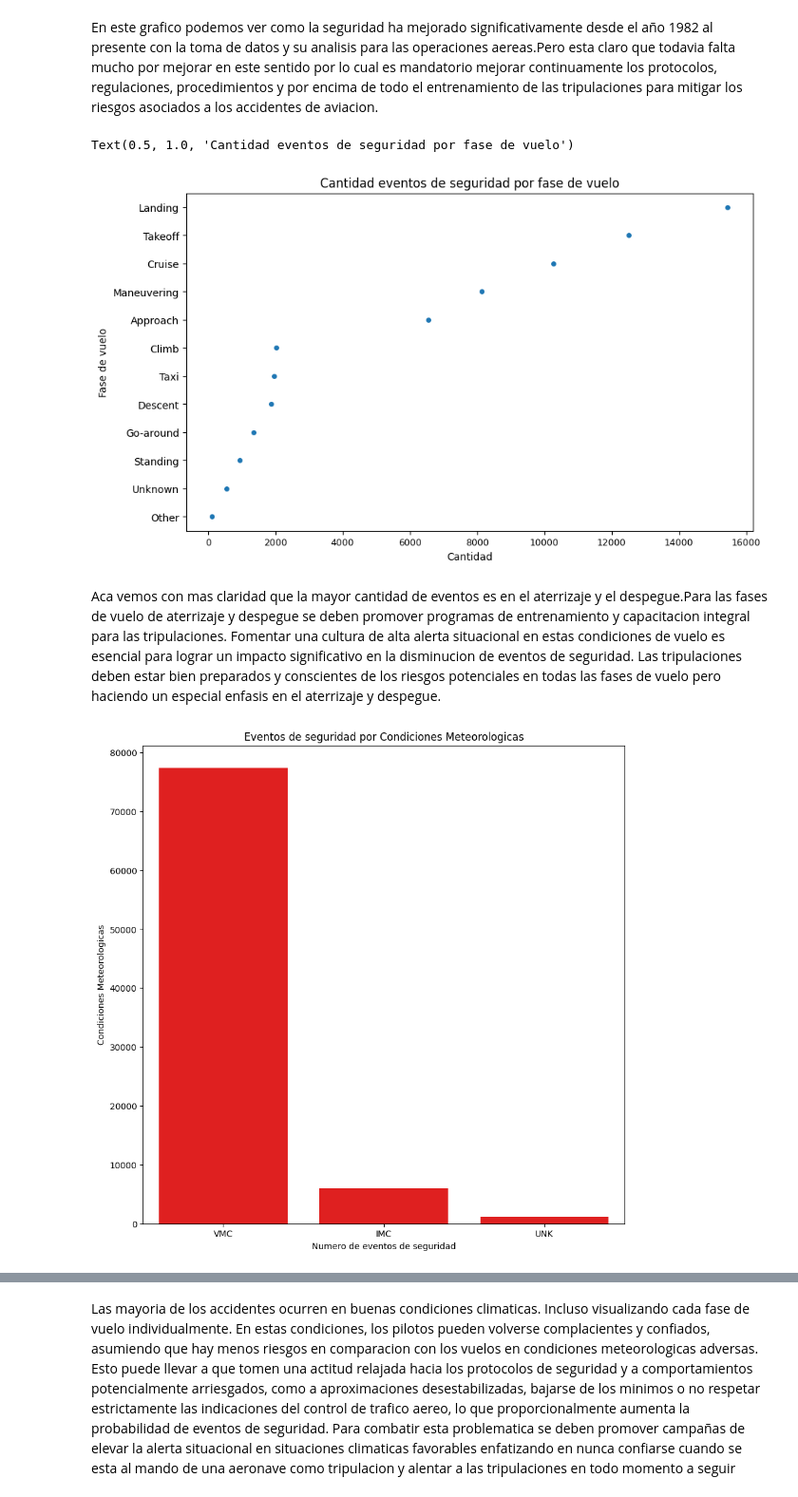
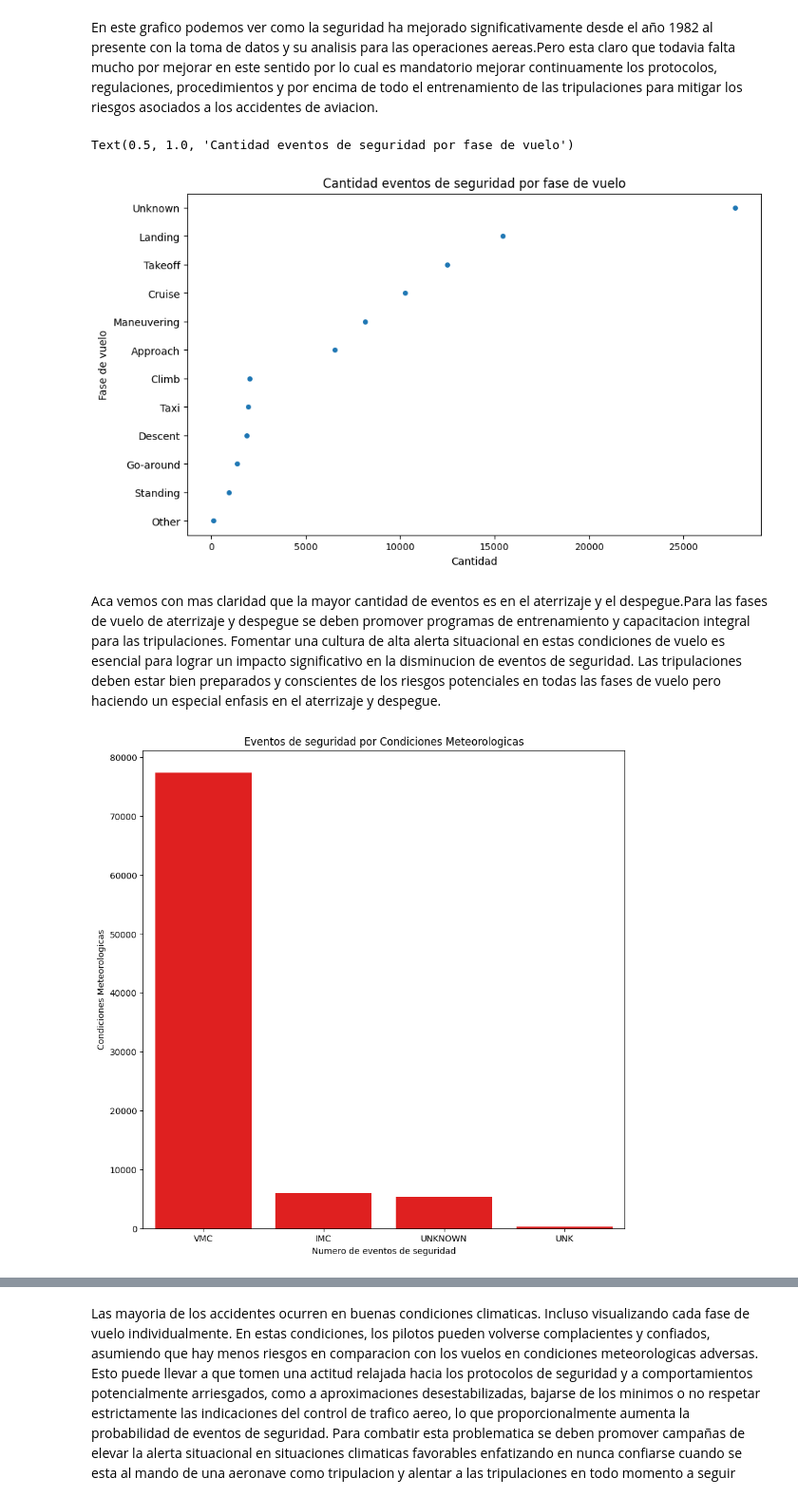
Before and after one commit to andres408/proyectos-coder, a Jupyter notebook: primera_preentrega/Visualizacion+Zabala.ipynb, the cells around one changed output, grey strips where cells are left out. Shown: that part at 95% size. Saved outputs shown, nothing was run; the diff lists cells and outputs as text; code cells hidden in the pictures.

```diff
--- a/primera_preentrega/Visualizacion+Zabala.ipynb
+++ b/primera_preentrega/Visualizacion+Zabala.ipynb
@@ -36,0 +153,4 @@ df.shape
+# %%
+# Calculemos el porcentaje de valores nulos por columna
+porcentaje = df.isna().mean() * 100
+porcentaje
@@ -36,0 +175,10 @@ df.shape
+# %%
+# Como la fase de vuelo es crucial para nuestro analisis vamos a establecer un umbral por encima de 35% para eliminar las columnas con nulos
+umbral = 35
+columnas_a_eliminar = porcentaje[porcentaje > umbral].index
+df = df.drop(columns=columnas_a_eliminar)
+# %%
+#Eliminamos otras columnas que no son necesarias para el analisis
+otras_columnas_a_eliminar= ['Accident.Number','Registration.Number','Registration.Number','Amateur.Built','Report.Status','Publication.Date']
+df =df.drop(columns=otras_columnas_a_eliminar)
+df.head()
@@ -70,0 +224,20 @@ Ahora vamos a ver los accidentes e incidentes por fase de vuelo
+# %%
+#Vamos a dar manejo a los nulos.
+df.fillna({
+    'Number.of.Engines': df['Number.of.Engines'].median(),
+    'Total.Fatal.Injuries': df['Total.Fatal.Injuries'].median(),
+    'Total.Minor.Injuries': df['Total.Minor.Injuries'].median(),
+    'Total.Uninjured': df['Total.Uninjured'].median(),
+    'Total.Serious.Injuries': df['Total.Serious.Injuries'].median(),
+    'Injury.Severity': 'Unknown',
+    'Aircraft.damage': 'Unknown',
+    'Make': 'Unknown',
+    'Model': 'Unknown',
+    'Engine.Type': 'Unknown',
+    'Purpose.of.flight': 'Unknown',
+    'Weather.Condition': 'Unknown',
+    'Broad.phase.of.flight': 'Unknown',
+    'Location': 'Unknown',
+    'Country': 'Unknown'
+}, inplace=True)
+df.isna().sum()
@@ -135,22 +329,23 @@ plt.xticks(fontsize=9)
 plt.title('Cantidad eventos de seguridad por fase de vuelo')
 # %% [output]
 Text(0.5, 1.0, 'Cantidad eventos de seguridad por fase de vuelo')
-[figure, old version]
+[figure, new version]
 # %% [markdown]
 Aca vemos con mas claridad que la mayor cantidad de eventos es en el aterrizaje y el despegue.Para las fases de vuelo de aterrizaje y despegue se deben promover programas de entrenamiento y capacitacion integral para las tripulaciones. Fomentar una cultura de alta alerta situacional en estas condiciones de vuelo es esencial para lograr un impacto significativo en la disminucion de eventos de seguridad. Las tripulaciones deben estar bien preparados y conscientes de los riesgos potenciales en todas las fases de vuelo pero haciendo un especial enfasis en el aterrizaje y despegue.
 # %%
+df['Weather.Condition']=df['Weather.Condition'].replace(['UNK'], 'UNKNOWN')
 df3=df
 df3['Weather.Condition'] = df3['Weather.Condition'].str.upper()
 Cantidad_eventos_seguridad=df3['Weather.Condition'].value_counts().reset_index()
 Cantidad_eventos_seguridad.columns = ['Condicion de vuelo', 'Eventos de seguridad']
 plt.figure(figsize=(10,10))
 sns.barplot(x='Condicion de vuelo', y='Eventos de seguridad', data=Cantidad_eventos_seguridad,color='red')
 plt.title('Eventos de seguridad por Condiciones Meteorologicas')
 plt.xlabel('Numero de eventos de seguridad')
 plt.ylabel('Condiciones Meteorologicas')
 plt.show()
 # %% [output]
-[figure, old version]
+[figure, new version]
 # %%
 df3
 conteo_eventos = df3.groupby(['Broad.phase.of.flight', 'Weather.Condition']).size().reset_index(name='total_eventos')
```
Also changed, not shown: parts of 27 cells of this notebook, 1 other file.
